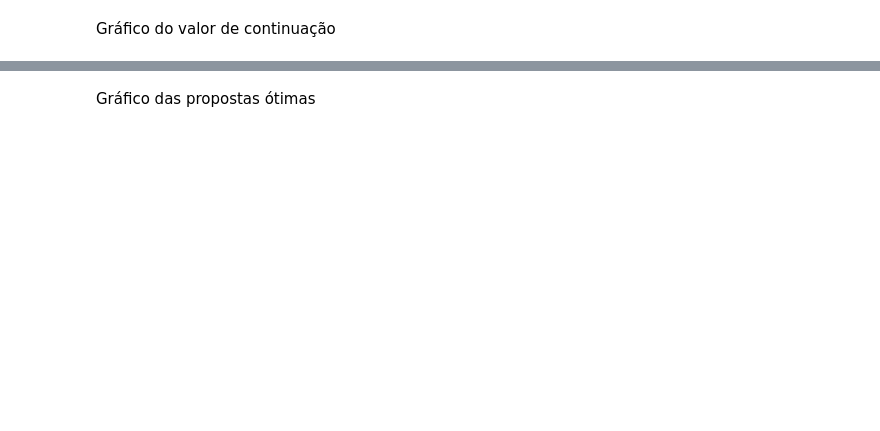
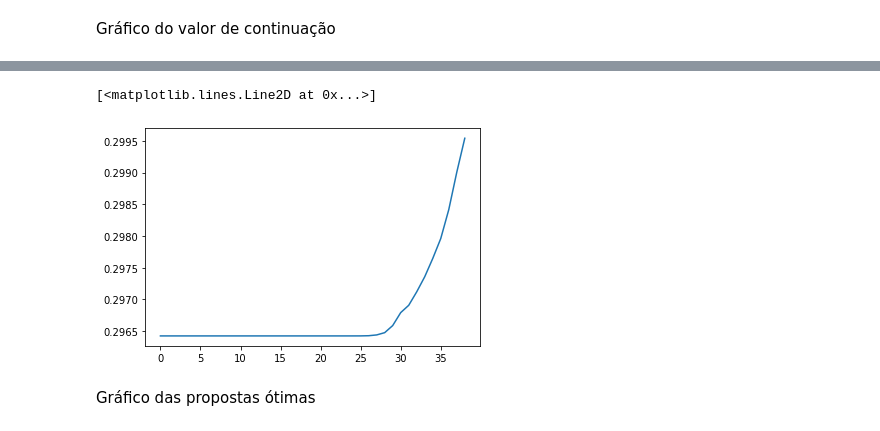
Before and after one commit to jmatheusgpa/Bargaining, a Jupyter notebook: Bellman.ipynb, the cells around one changed output, grey strips where cells are left out. Cells and saved outputs as stored; diff of their text form; code cells hidden in the pictures; blank space fills up the shorter version.

```diff
--- a/Bellman.ipynb
+++ b/Bellman.ipynb
@@ -936,3 +948,23 @@ No handles with labels found to put in legend.
+# %%
+#checando se função valor é crescente no lower bound
+t = 0
+hk = 0.5
+lm = 0.4
+
+
+graf = np.empty(len(hvals[:find(lm)]))
+
+
+for i in range(find(0.01), find(lm)):
+    graf[i] = s_W[t, find(hk), find(hvals[i]), find(lm)]
+
+
+plt.plot(graf)
+
+#é crescente (não estritamente)
+# %% [output]
+[<matplotlib.lines.Line2D at 0x...>]
+[figure, added]
 # %% [markdown]
 Gráfico das propostas ótimas
 # %%
```
Also changed, not shown: parts of 22 cells of this notebook.
